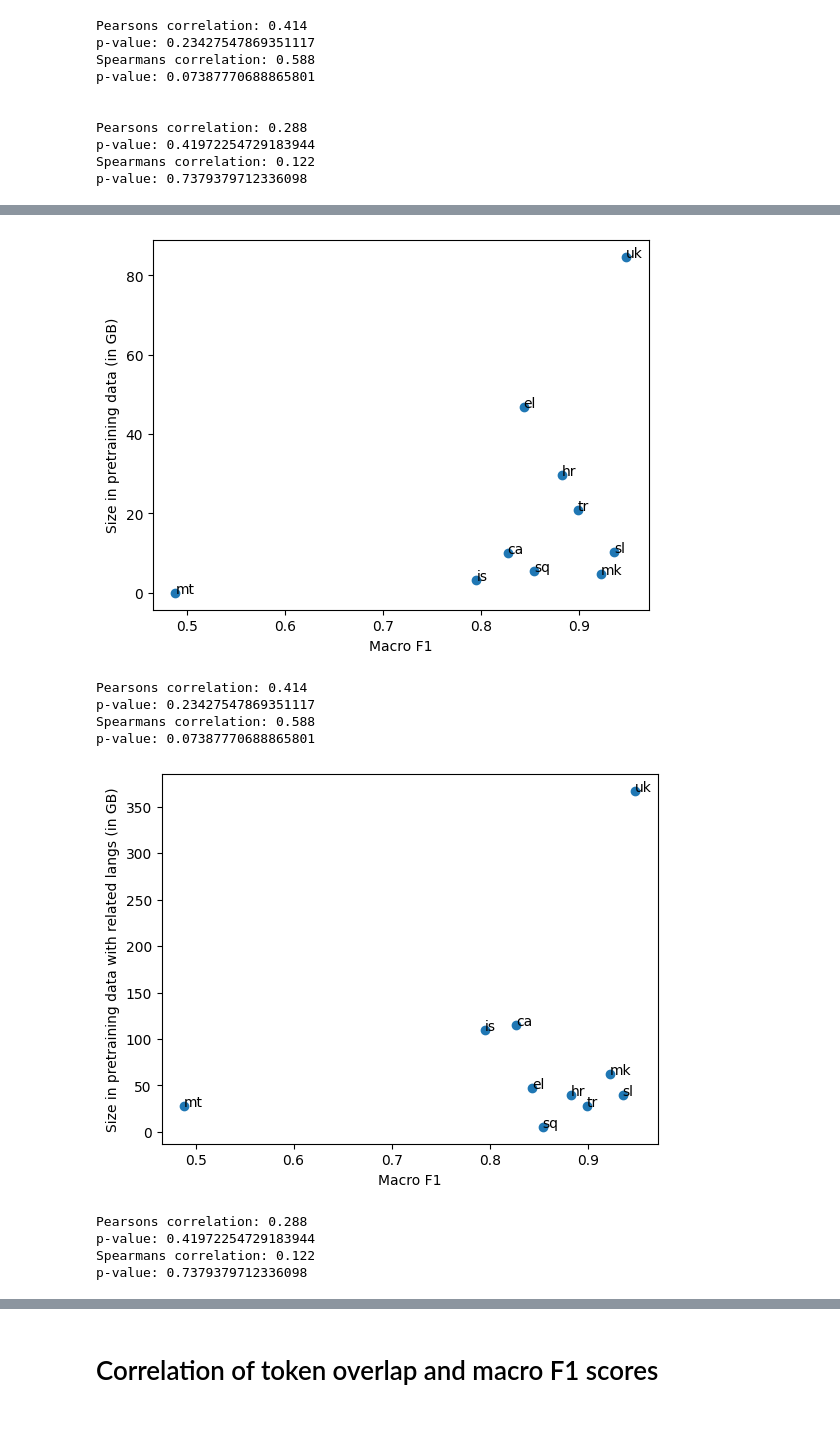
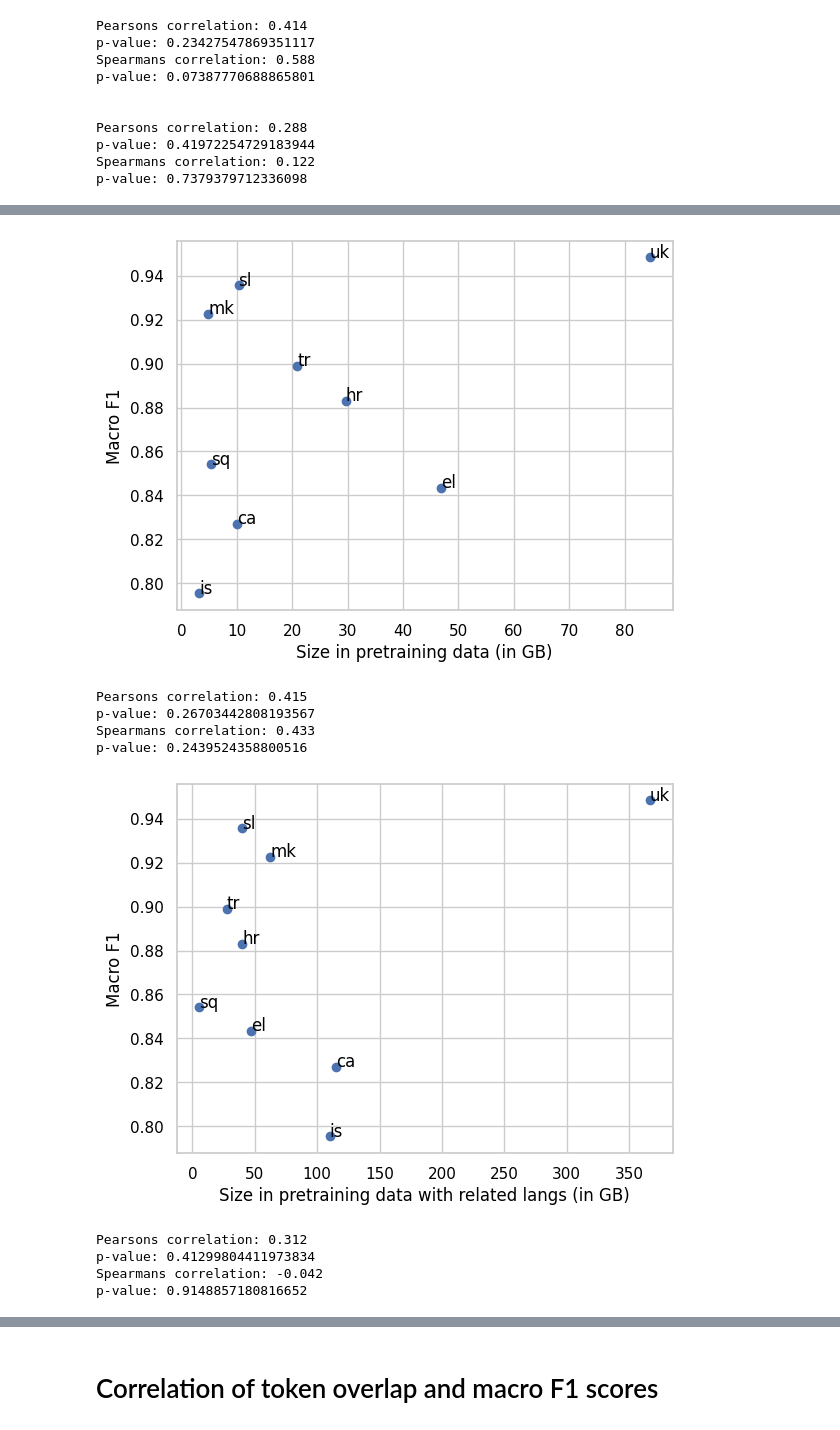
Before and after one commit to TajaKuzman/Crosslingual-Genre-Bias-Analysis, a Jupyter notebook: calculate_corelation_coefficient.ipynb, the cells around one changed output, grey strips where cells are left out. Drawn from its saved outputs; the diff is of its cells as text; code cells hidden in the pictures.

```diff
--- a/calculate_corelation_coefficient.ipynb
+++ b/calculate_corelation_coefficient.ipynb
@@ -6,6 +8,9 @@ Theory from https://machinelearningmastery.com/how-to-use-correlation-to-underst
 %env CUDA_VISIBLE_DEVICES=1
 
 from matplotlib import pyplot
+import seaborn as sns
+import matplotlib.ticker
+sns.set_theme(style="whitegrid")
 import numpy as np
 import json
 from sklearn.preprocessing import MinMaxScaler
@@ -16,6 +21,18 @@ from scipy.stats import pearsonr
 from scipy.stats import spearmanr
 # Import Pyplot to plot the numbers
 import matplotlib.pyplot as plt
+import statsmodels
+
+# Customize the plot appearance
+plt.rcParams.update({
+    'text.color': 'black',
+    'axes.labelcolor': 'black',
+    'xtick.color': 'black',
+    'ytick.color': 'black',
+    'legend.edgecolor': 'black',
+    'legend.facecolor': 'white',
+    'legend.framealpha': 1,
+})
 # %% [output]
 env: CUDA_DEVICE_ORDER=PCI_BUS_ID
 env: CUDA_VISIBLE_DEVICES=1
@@ -317,18 +388,18 @@ p-value: 0.7379379712336098
 # Get results for sizes_mb and sizes_mb_related
 labels = list(main_dict.keys())
 
-analyse(macro_F1, sizes_mb_list, labels, x_name="Macro F1", y_name="Size in pretraining data (in GB)")
+analyse(sizes_mb_list, macro_F1, labels, x_name="Size in pretraining data (in GB)", y_name="Macro F1", )
 # %% [output]
-[figure, old version]
+[figure, new version]
-Pearsons correlation: 0.414
-p-value: 0.23427547869351117
-Spearmans correlation: 0.588
-p-value: 0.07387770688865801
+Pearsons correlation: 0.415
+p-value: 0.26703442808193567
+Spearmans correlation: 0.433
+p-value: 0.2439524358800516
 # %%
-analyse(macro_F1, sizes_mb_related_list, labels, x_name="Macro F1", y_name="Size in pretraining data with related langs (in GB)")
+analyse(sizes_mb_related_list, macro_F1, labels, x_name="Size in pretraining data with related langs (in GB)", y_name="Macro F1",)
 # %% [output]
-[figure, old version]
+[figure, new version]
-Pearsons correlation: 0.288
-p-value: 0.41972254729183944
-Spearmans correlation: 0.122
-p-value: 0.7379379712336098
+Pearsons correlation: 0.312
+p-value: 0.41299804411973834
+Spearmans correlation: -0.042
+p-value: 0.9148857180816652
```
Also changed, not shown: parts of 29 cells of this notebook, 16 other files.
